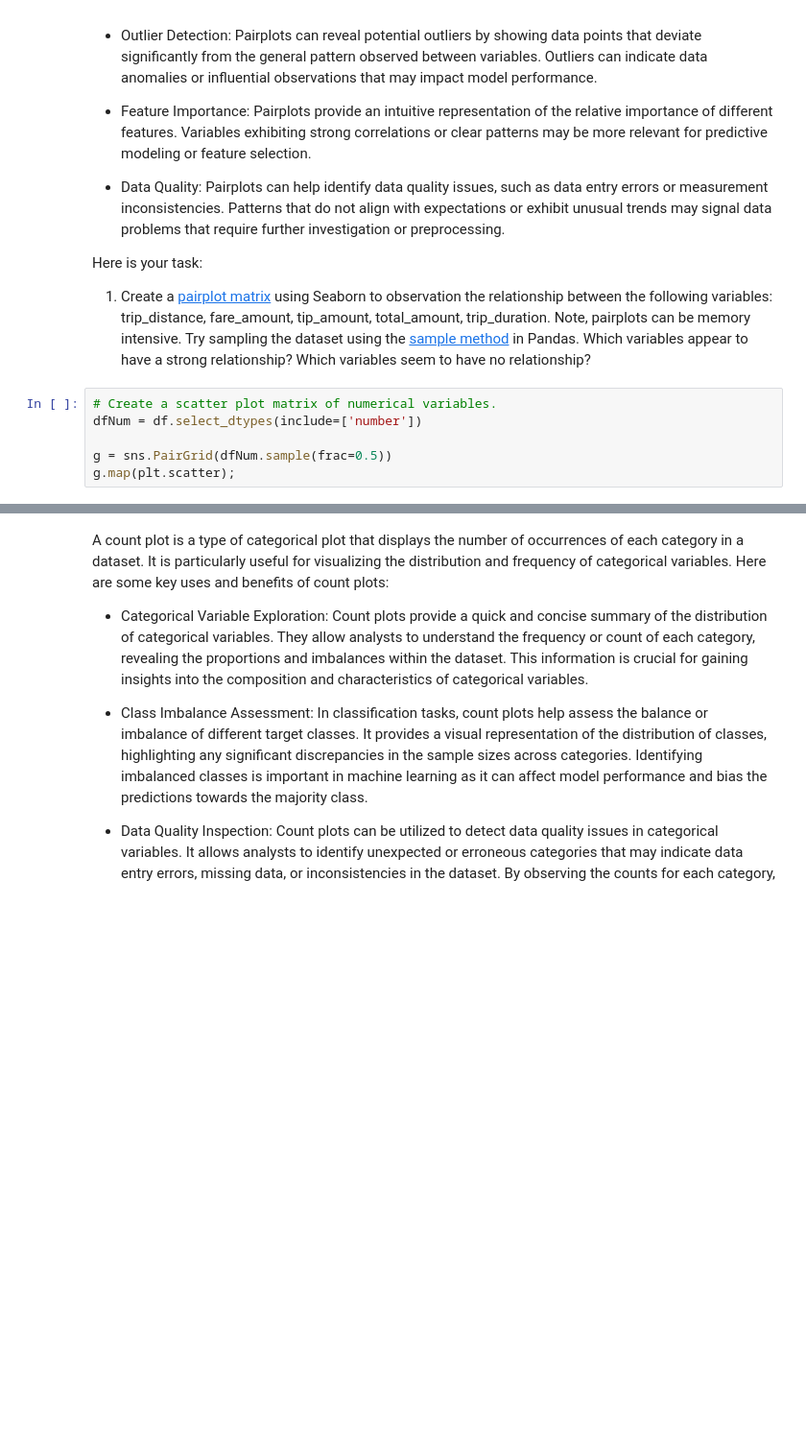
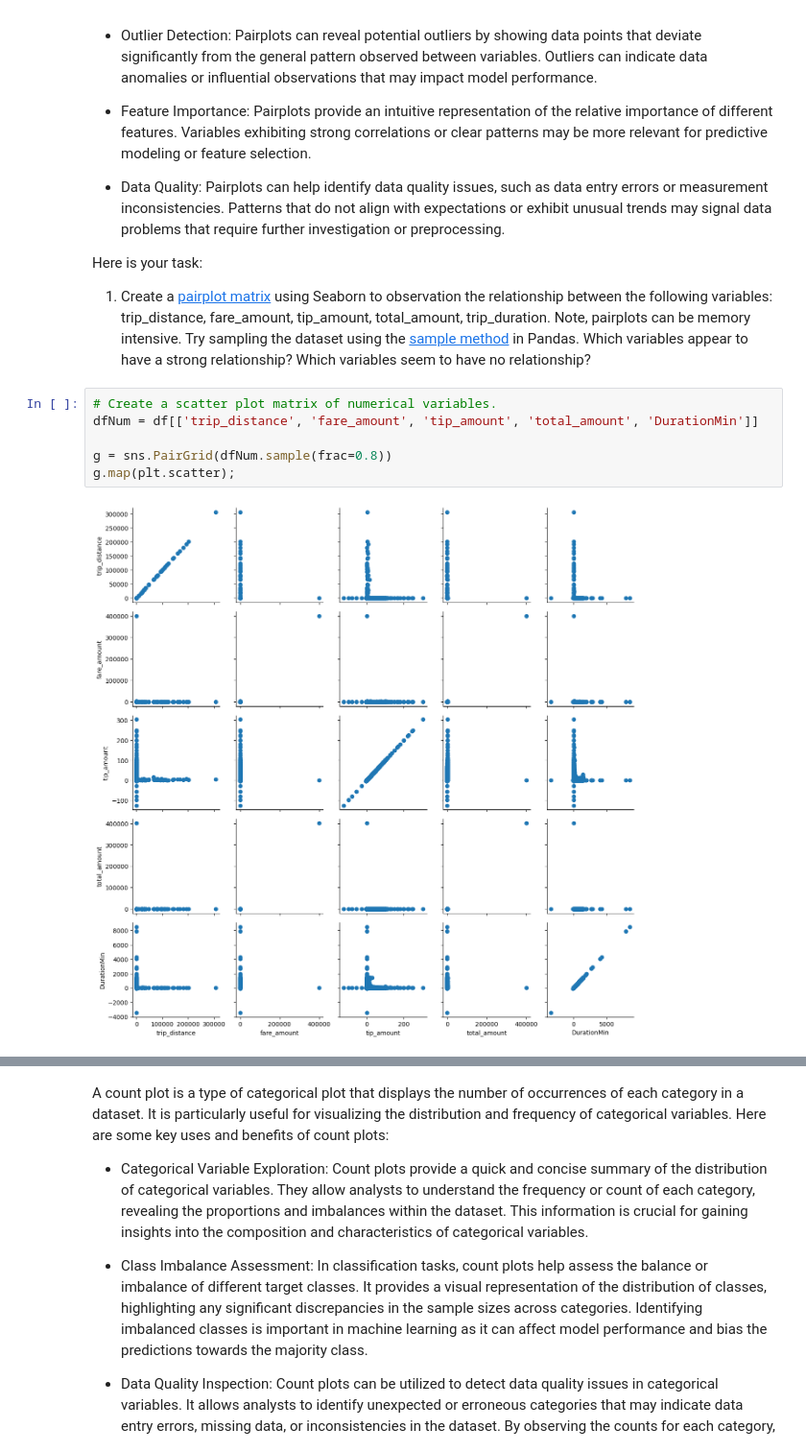
Before and after one commit to jgeiger81/sbml, a Jupyter notebook: JasonG_MLE_MiniProject_EDA.ipynb, the cells around one changed output, grey strips where cells are left out. Shown at 96% size. Drawn from its saved outputs; the diff is of its cells as text; blank space fills up the shorter version.

```diff
--- a/JasonG_MLE_MiniProject_EDA.ipynb
+++ b/JasonG_MLE_MiniProject_EDA.ipynb
@@ -295,7 +297,9 @@ Here is your task:
   1. Create a [pairplot matrix](https://seaborn.pydata.org/generated/seaborn.pairplot.html) using Seaborn to observation the relationship between the following variables: trip_distance, fare_amount, tip_amount, total_amount, trip_duration. Note, pairplots can be memory intensive. Try sampling the dataset using the [sample method](https://pandas.pydata.org/docs/reference/api/pandas.DataFrame.sample.html) in Pandas. Which variables appear to have a strong relationship? Which variables seem to have no relationship?
 # %%
 # Create a scatter plot matrix of numerical variables.
-dfNum = df.select_dtypes(include=['number'])
+dfNum = df[['trip_distance', 'fare_amount', 'tip_amount', 'total_amount', 'DurationMin']]
 
-g = sns.PairGrid(dfNum.sample(frac=0.5))
+g = sns.PairGrid(dfNum.sample(frac=0.8))
 g.map(plt.scatter);
+# %% [output]
+[figure, added]
```
Also changed, not shown: parts of 18 cells of this notebook.
